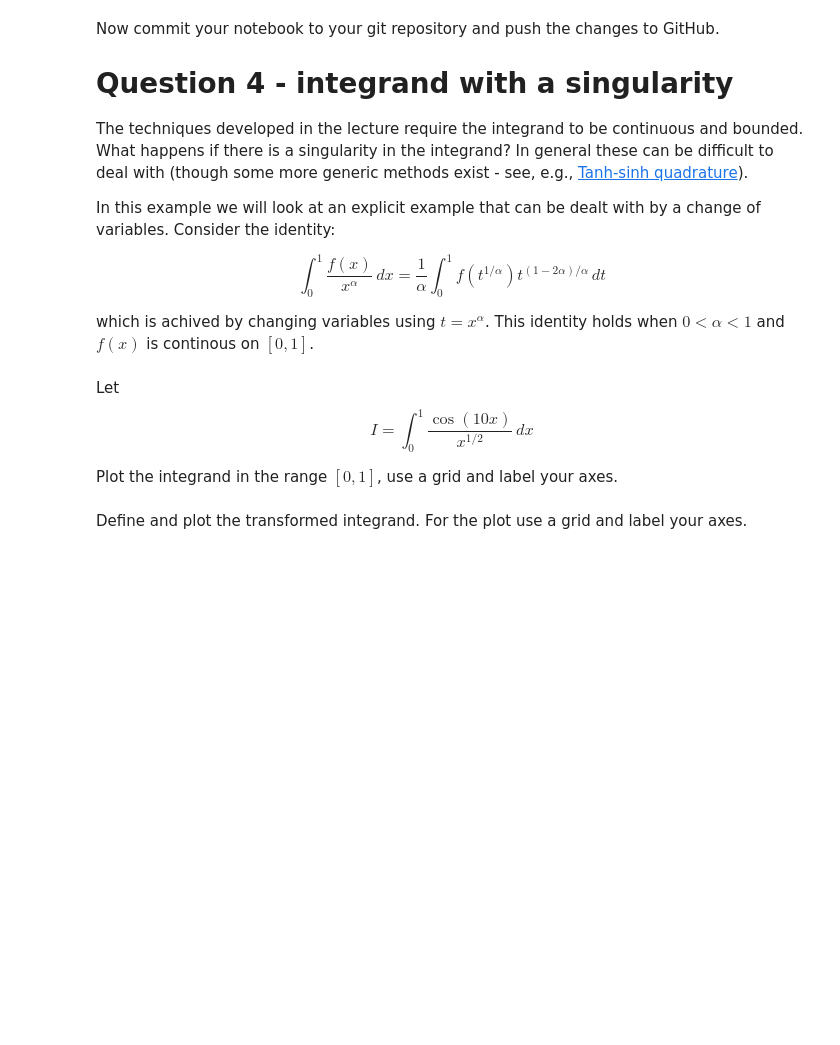
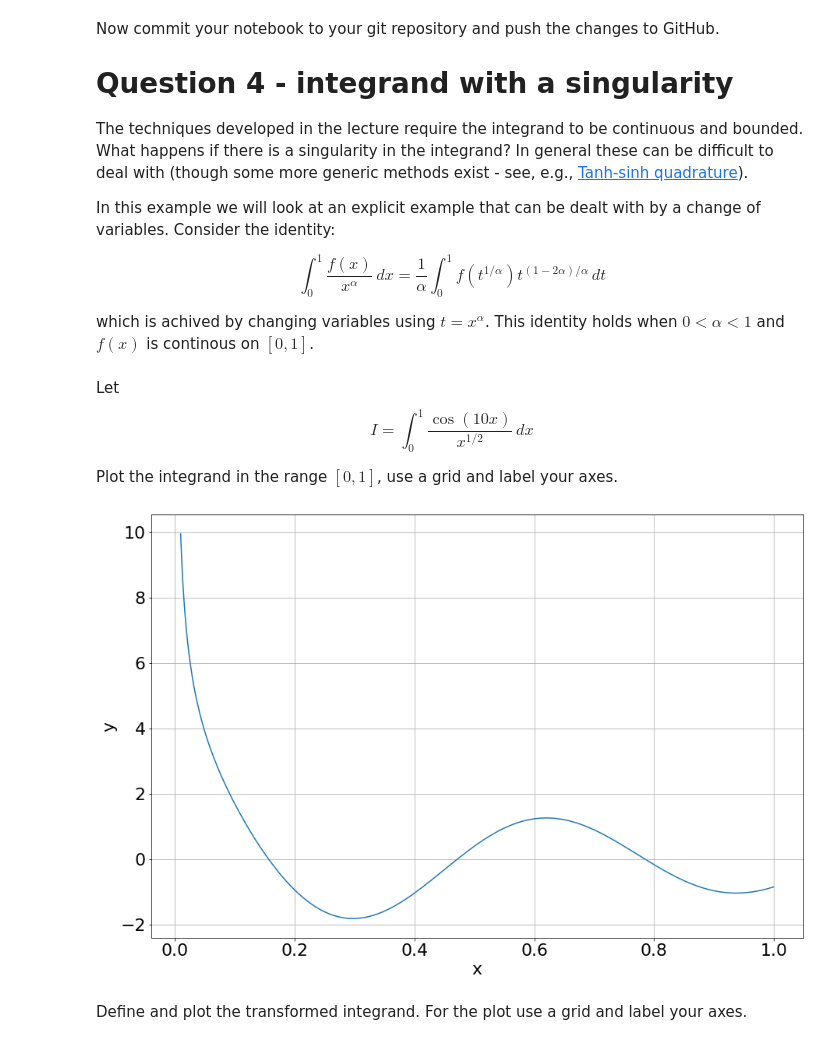
Before and after one commit to loby368/Computational-Science, a Jupyter notebook: Assignment 4/Assignment-4.ipynb, the cells around one changed output. Saved outputs shown, nothing was run; the diff lists cells and outputs as text; code cells hidden in the pictures; blank space fills up the shorter version.

```diff
--- a/Assignment 4/Assignment-4.ipynb
+++ b/Assignment 4/Assignment-4.ipynb
@@ -267,5 +267,17 @@ Let
 $$I = \int^1_0 \frac{\cos(10x)}{x^{1/2}}\,dx $$
 
 Plot the integrand in the range $[0,1]$, use a grid and label your axes.
+# %%
+def fI(x):
+    return np.cos(10*x)/x**0.5
+
+x = np.arange(0.01,1,0.001) #Must start at 0.01 to avoid division by 0 error
+y = fI(x)
+plt.grid(True)
+plt.xlabel('x')
+plt.ylabel('y')
+plt.plot(x,y);
+# %% [output]
+[figure, added]
 # %% [markdown]
 Define and plot the transformed integrand. For the plot use a grid and label your axes.
```
Also changed, not shown: parts of 2 cells of this notebook.
